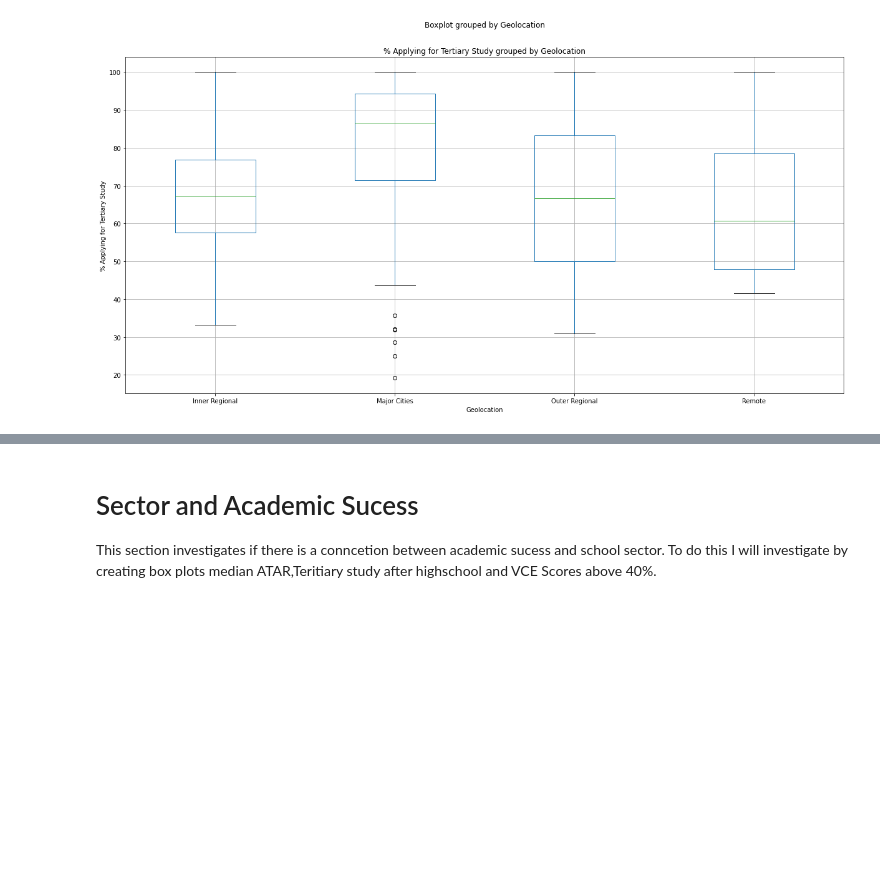
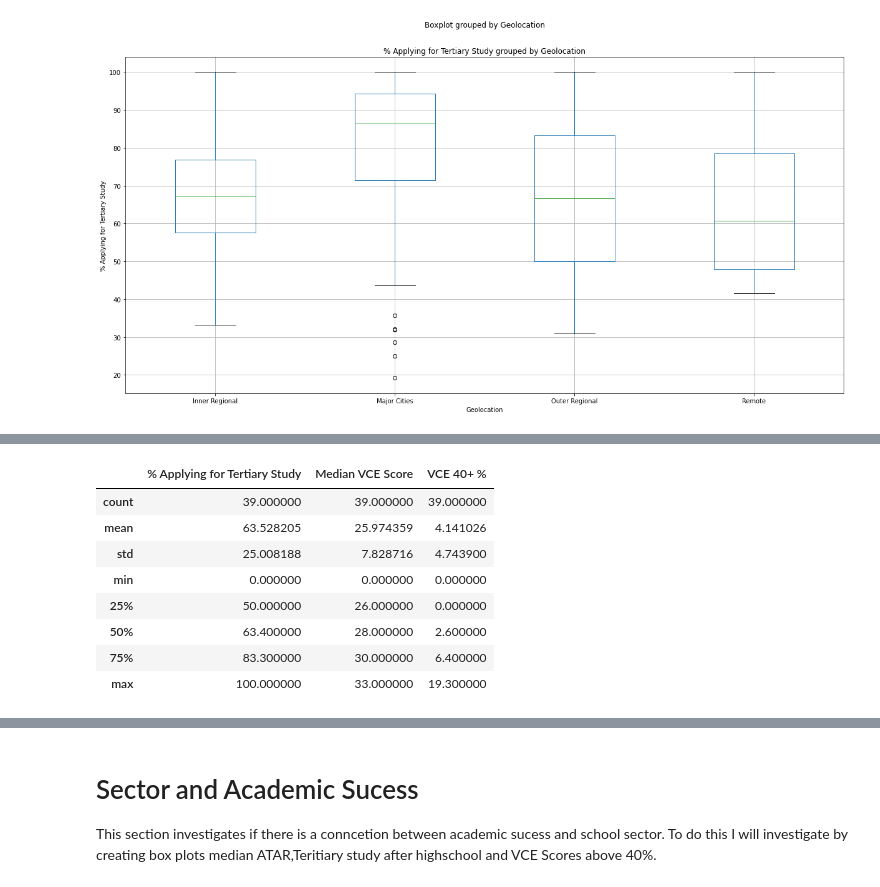
Before and after one commit to joshmartin33/project-one, a Jupyter notebook: analysis.ipynb, the cells around one changed output, grey strips where cells are left out. Saved outputs shown, nothing was run; the diff lists cells and outputs as text; code cells hidden in the pictures; blank space fills up the shorter version.

```diff
--- a/analysis.ipynb
+++ b/analysis.ipynb
@@ -259,0 +319,14 @@ plt.savefig('output/tertiary_box.png')
+# %%
+outer_regional_academic = pd.DataFrame(school_df.loc[(school_df['Geolocation'] == 'Outer Regional')])
+outer_regional_academic.drop(outer_regional_academic.columns[[5,6,7]],axis=1,inplace=True)
+outer_regional_academic.describe()
+# %% [output]
+|  | % Applying for Tertiary Study | Median VCE Score | VCE 40+ % |
+| count | 39.000000 | 39.000000 | 39.000000 |
+| mean | 63.528205 | 25.974359 | 4.141026 |
+| std | 25.008188 | 7.828716 | 4.743900 |
+| min | 0.000000 | 0.000000 | 0.000000 |
+| 25% | 50.000000 | 26.000000 | 0.000000 |
+| 50% | 63.400000 | 28.000000 | 2.600000 |
+| 75% | 83.300000 | 30.000000 | 6.400000 |
+| max | 100.000000 | 33.000000 | 19.300000 |
```
Also changed, not shown: parts of 13 cells of this notebook.
